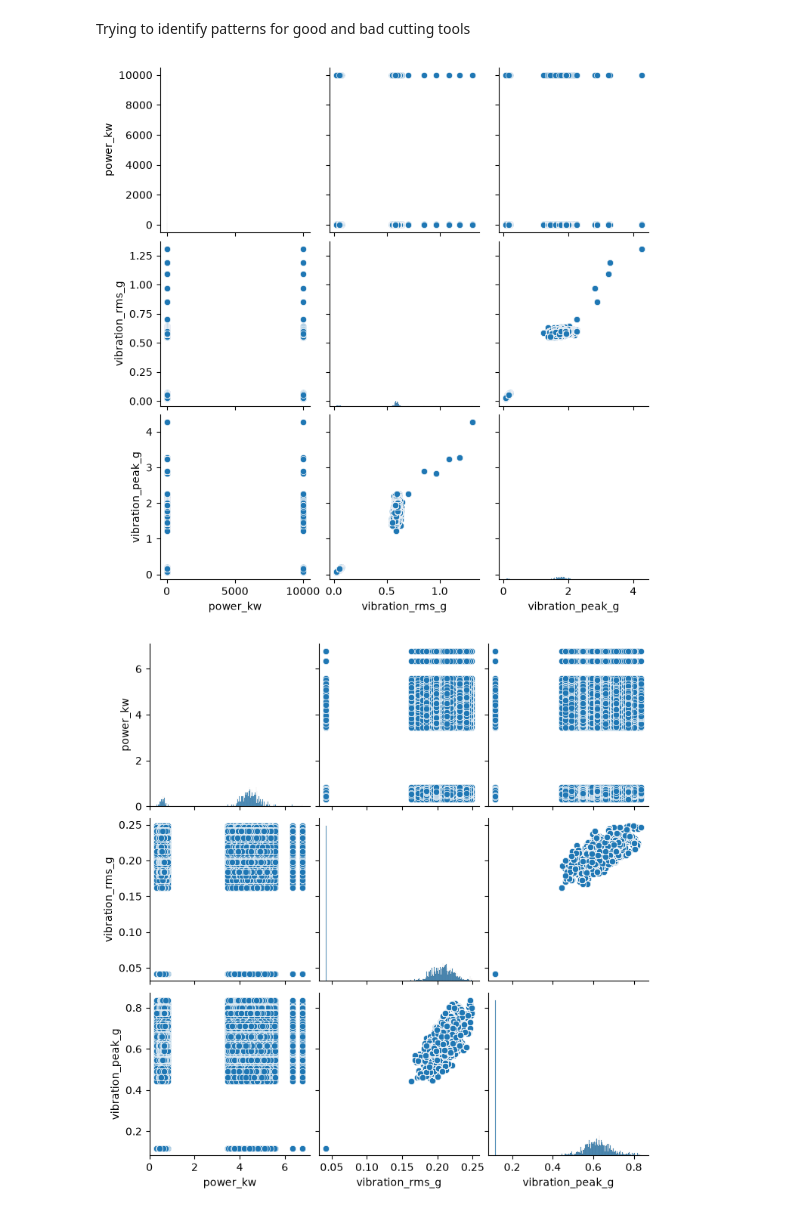
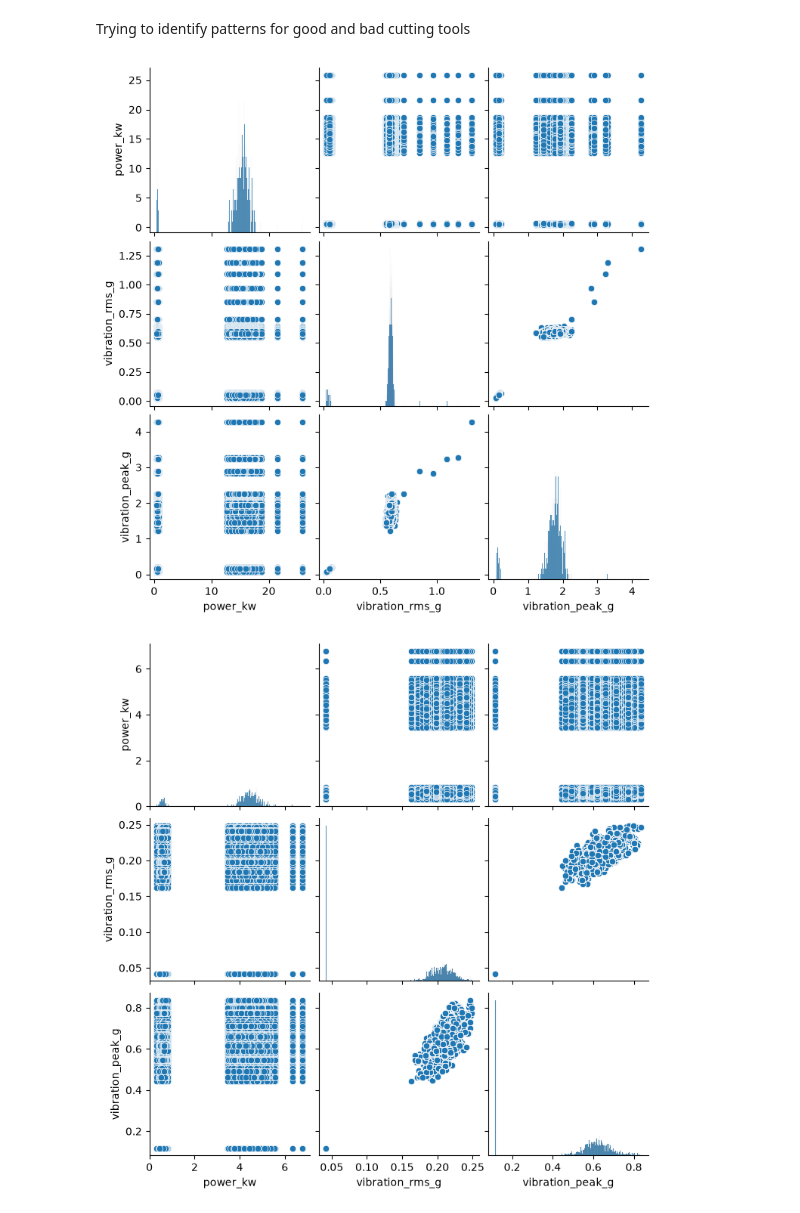
Before and after one commit to MagdalenaMiecznik/forgewright, a Jupyter notebook: notebook.ipynb, the cells around one changed output. Drawn from its saved outputs; the diff is of its cells as text; code cells hidden in the pictures.

```diff
--- a/notebook.ipynb
+++ b/notebook.ipynb
@@ -324,16 +378,17 @@ Trying to identify patterns for good and bad cutting tools
 # %%
 for i in range(len(job_configs)):
     machine_id = job_configs[i][0]
     job_id = job_configs[i][1]
     part_type = job_configs[i][2]
     start_time = job_configs[i][3]
     end_time = job_configs[i][4]
 
     df_job = get_the_subset(df_power_and_production_and_vibration_filtered, machine_id, job_id, part_type, start_time, end_time)
+    df_job = df_job[df_job['power_kw']<9999]
 
     sns.pairplot(df_job[['power_kw','vibration_rms_g','vibration_peak_g']])
 # %% [output]
-[figure, old version]
+[figure, new version]
 [figure]
 [figure]
 [figure]
```
Also changed, not shown: parts of 21 cells of this notebook, 11 other files.
